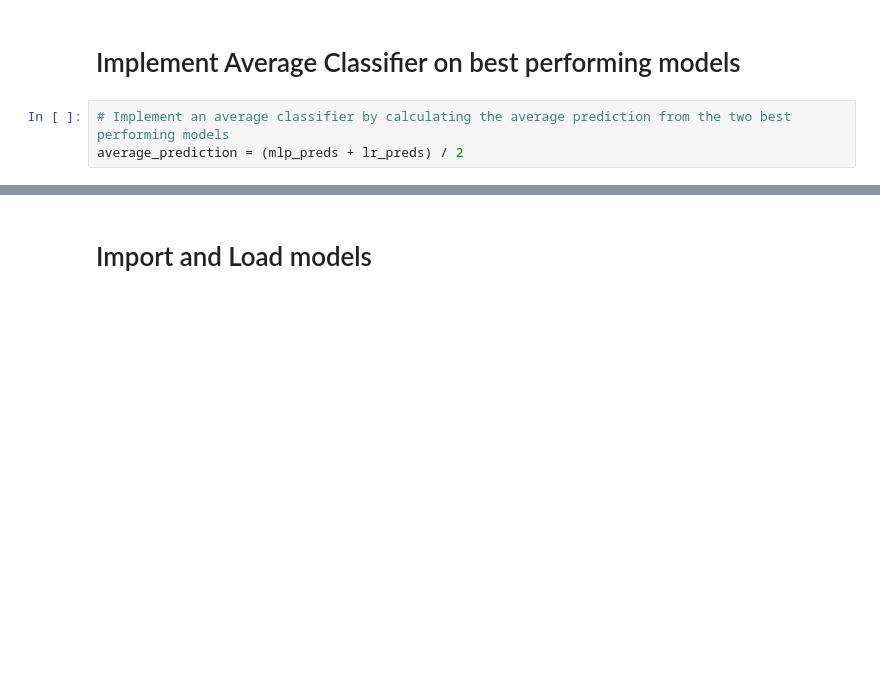
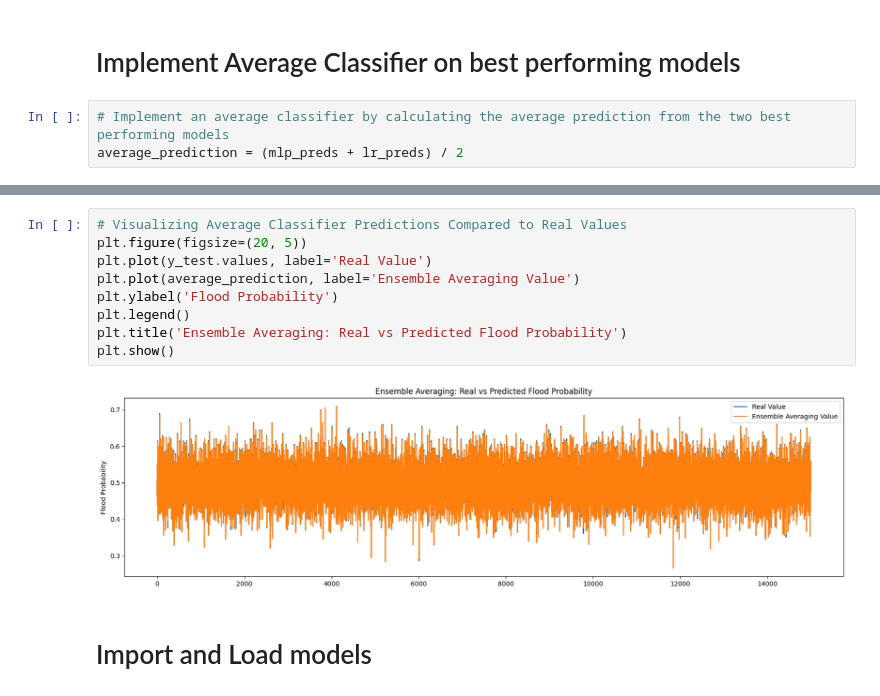
Before and after one commit to FatemaShawki/Flood-Susceptibility-Forecasting-using-Machine-Learning, a Jupyter notebook: Flood_Prediction.ipynb, the cells around one changed output, grey strips where cells are left out. Saved outputs shown, nothing was run; the diff lists cells and outputs as text; blank space fills up the shorter version.

Commit message:
Update Flood_Prediction.PY

```diff
--- a/Flood_Prediction.ipynb
+++ b/Flood_Prediction.ipynb
@@ -434,4 +422,15 @@ R^2 Score: 0.93834
 _________________________________________________
+# %%
+# Visualizing Average Classifier Predictions Compared to Real Values
+plt.figure(figsize=(20, 5))
+plt.plot(y_test.values, label='Real Value')
+plt.plot(average_prediction, label='Ensemble Averaging Value')
+plt.ylabel('Flood Probability')
+plt.legend()
+plt.title('Ensemble Averaging: Real vs Predicted Flood Probability')
+plt.show()
+# %% [output]
+[figure, added]
 # %% [markdown]
 # Import and Load models
 # %%
```
Also changed, not shown: parts of 12 cells of this notebook.
